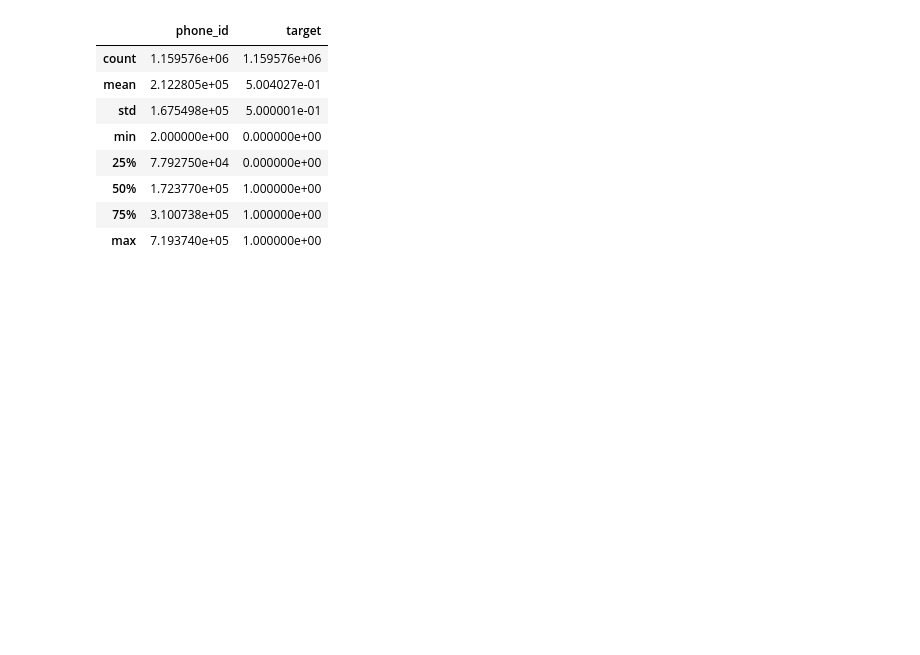
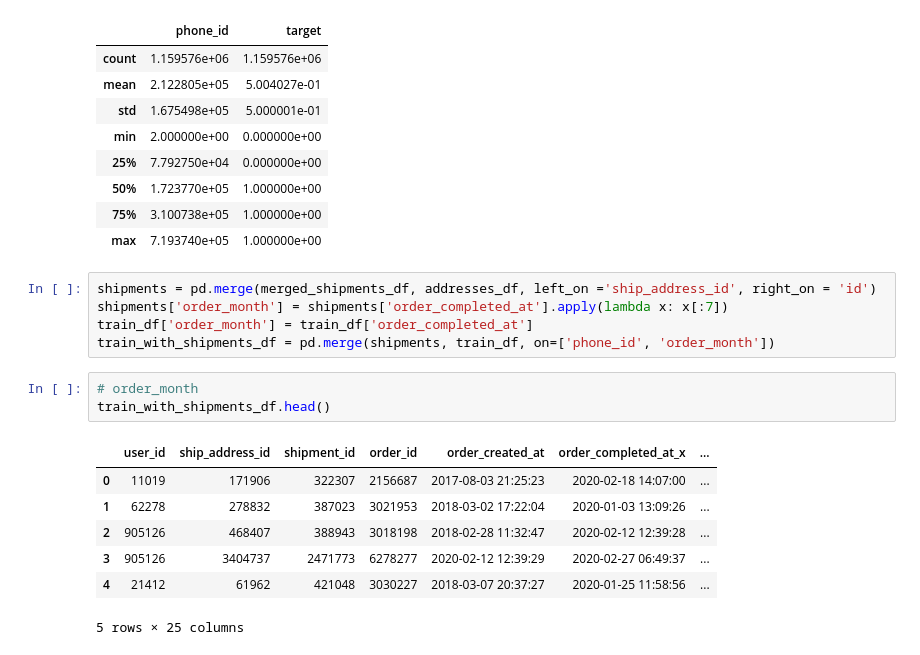
Before and after one commit to ElisovaIra/ngwl_hack, a Jupyter notebook: rogotulka/sber_v01.ipynb, the cells around one changed output. Cells and saved outputs as stored; diff of their text form; blank space fills up the shorter version.

```diff
--- a/rogotulka/sber_v01.ipynb
+++ b/rogotulka/sber_v01.ipynb
@@ -46,3 +50,19 @@ train_df.describe()
 | 50% | 1.723770e+05 | 1.000000e+00 |
 | 75% | 3.100738e+05 | 1.000000e+00 |
 | max | 7.193740e+05 | 1.000000e+00 |
+# %%
+shipments = pd.merge(merged_shipments_df, addresses_df, left_on ='ship_address_id', right_on = 'id')
+shipments['order_month'] = shipments['order_completed_at'].apply(lambda x: x[:7])
+train_df['order_month'] = train_df['order_completed_at']
+train_with_shipments_df = pd.merge(shipments, train_df, on=['phone_id', 'order_month'])
+# %%
+# order_month
+train_with_shipments_df.head()
+# %% [output]
+|  | user_id | ship_address_id | shipment_id | order_id | order_created_at | order_completed_at_x | ... |
+| 0 | 11019 | 171906 | 322307 | 2156687 | 2017-08-03 21:25:23 | 2020-02-18 14:07:00 | ... |
+| 1 | 62278 | 278832 | 387023 | 3021953 | 2018-03-02 17:22:04 | 2020-01-03 13:09:26 | ... |
+| 2 | 905126 | 468407 | 388943 | 3018198 | 2018-02-28 11:32:47 | 2020-02-12 12:39:28 | ... |
+| 3 | 905126 | 3404737 | 2471773 | 6278277 | 2020-02-12 12:39:29 | 2020-02-27 06:49:37 | ... |
+| 4 | 21412 | 61962 | 421048 | 3030227 | 2018-03-07 20:37:27 | 2020-01-25 11:58:56 | ... |
+5 rows × 25 columns
```
Also changed, not shown: parts of 31 cells of this notebook.
